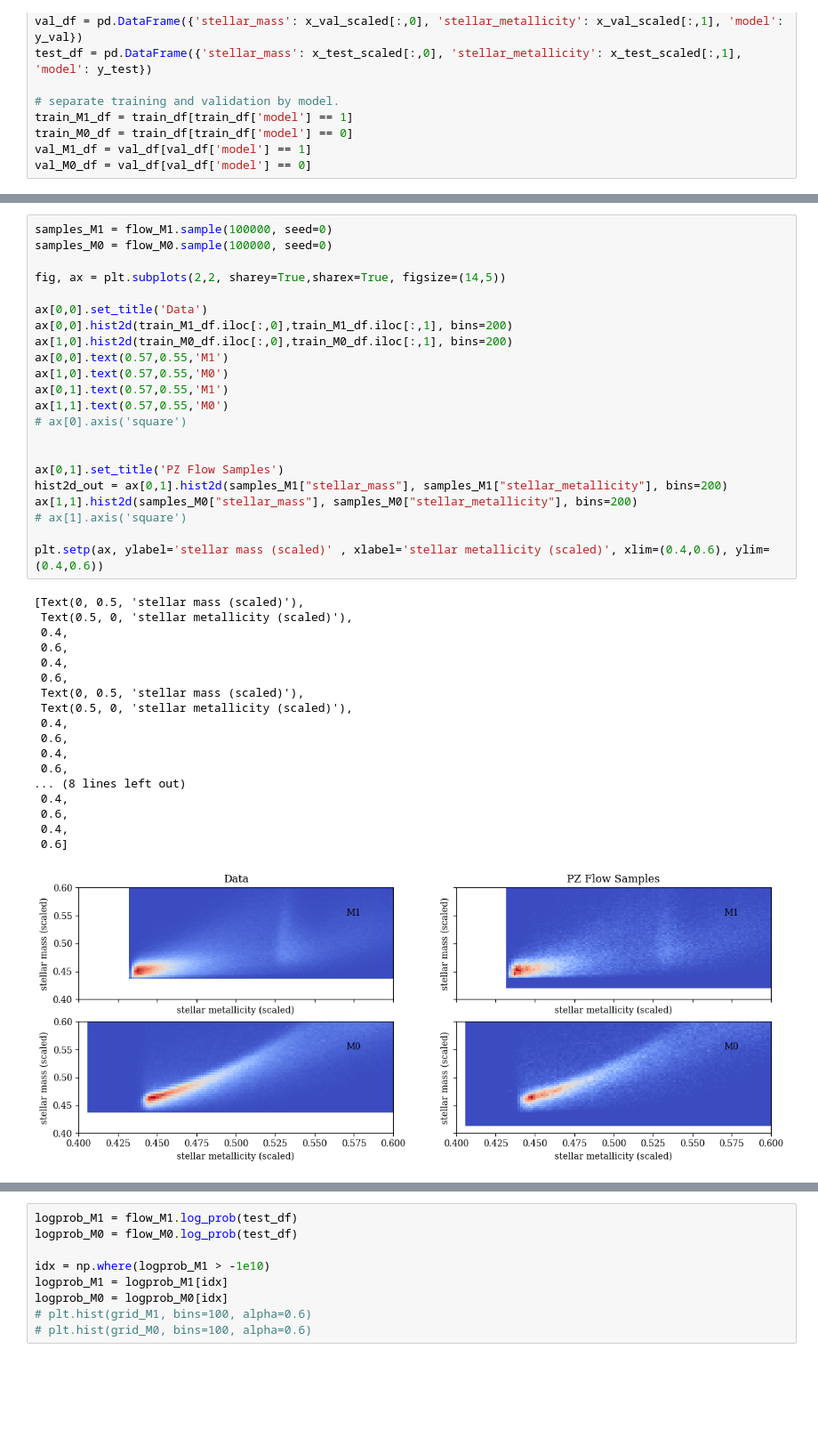
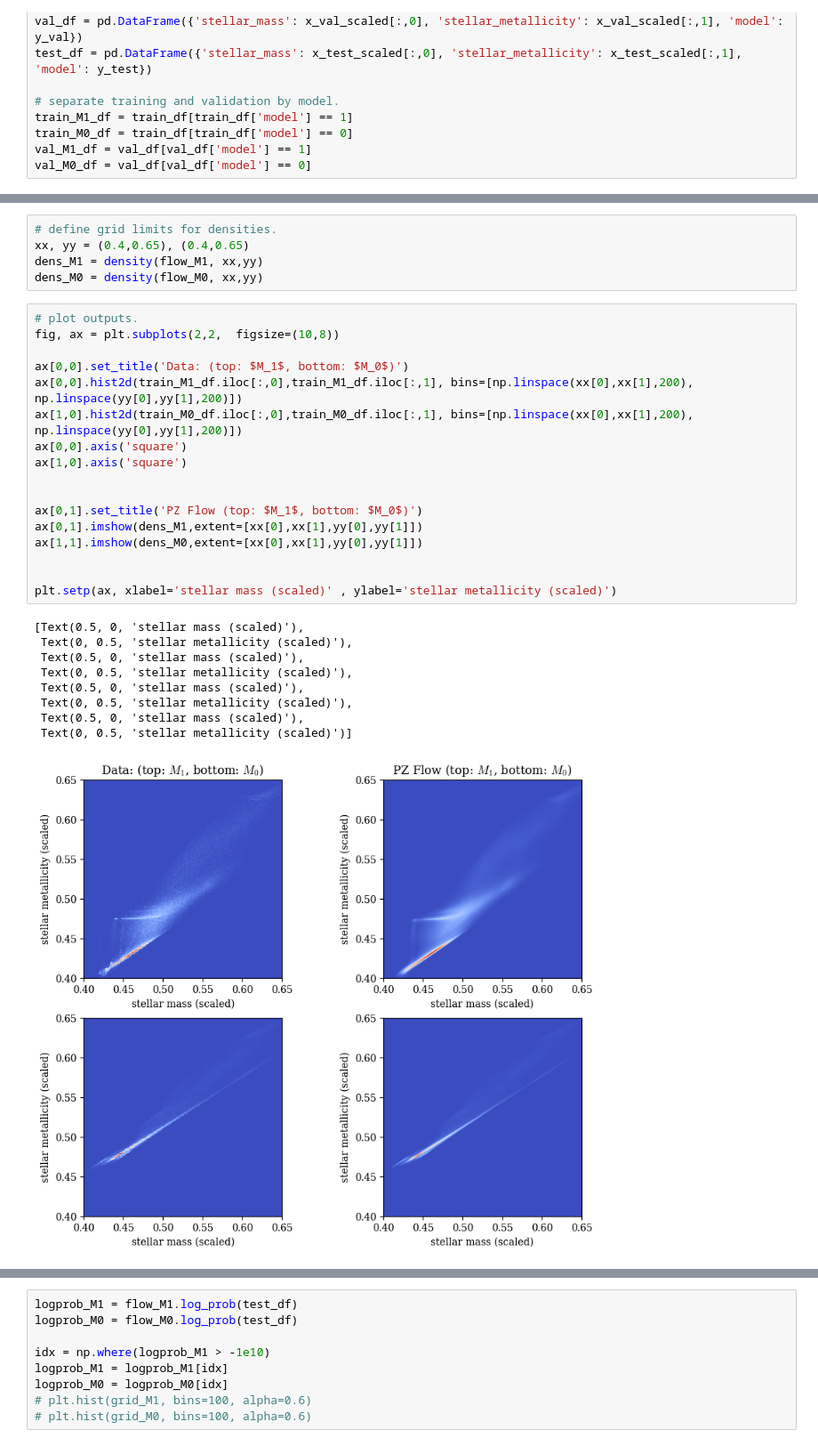
Before and after one commit to cjpdrury/evidence_networks, a Jupyter notebook: evidence_network_flux.ipynb, the cells around one changed output, grey strips where cells are left out. Shown at 89% size. Cells and saved outputs as stored; diff of their text form; blank space fills up the shorter version.

```diff
--- a/evidence_network_flux.ipynb
+++ b/evidence_network_flux.ipynb
@@ -840,41 +866,32 @@ The following cell checks that the densities are being learnt.
+# %%
+# define grid limits for densities.
+xx, yy = (0.4,0.65), (0.4,0.65)
+dens_M1 = density(flow_M1, xx,yy)
+dens_M0 = density(flow_M0, xx,yy)
 # %%
-samples_M1 = flow_M1.sample(100000, seed=0)
-samples_M0 = flow_M0.sample(100000, seed=0)
+# plot outputs.
+fig, ax = plt.subplots(2,2,  figsize=(10,8))
 
-fig, ax = plt.subplots(2,2, sharey=True,sharex=True, figsize=(14,5))
-
-ax[0,0].set_title('Data')
-ax[0,0].hist2d(train_M1_df.iloc[:,0],train_M1_df.iloc[:,1], bins=200)
-ax[1,0].hist2d(train_M0_df.iloc[:,0],train_M0_df.iloc[:,1], bins=200)
-ax[0,0].text(0.57,0.55,'M1')
-ax[1,0].text(0.57,0.55,'M0')
-ax[0,1].text(0.57,0.55,'M1')
-ax[1,1].text(0.57,0.55,'M0')
-# ax[0].axis('square')
+ax[0,0].set_title('Data: (top: $M_1$, bottom: $M_0$)')
+ax[0,0].hist2d(train_M1_df.iloc[:,0],train_M1_df.iloc[:,1], bins=[np.linspace(xx[0],xx[1],200), np.linspace(yy[0],yy[1],200)])
+ax[1,0].hist2d(train_M0_df.iloc[:,0],train_M0_df.iloc[:,1], bins=[np.linspace(xx[0],xx[1],200), np.linspace(yy[0],yy[1],200)])
+ax[0,0].axis('square')
+ax[1,0].axis('square')
 
 
-ax[0,1].set_title('PZ Flow Samples')
-hist2d_out = ax[0,1].hist2d(samples_M1["stellar_mass"], samples_M1["stellar_metallicity"], bins=200)
-ax[1,1].hist2d(samples_M0["stellar_mass"], samples_M0["stellar_metallicity"], bins=200)
-# ax[1].axis('square')
+ax[0,1].set_title('PZ Flow (top: $M_1$, bottom: $M_0$)')
+ax[0,1].imshow(dens_M1,extent=[xx[0],xx[1],yy[0],yy[1]])
+ax[1,1].imshow(dens_M0,extent=[xx[0],xx[1],yy[0],yy[1]])
 
-plt.setp(ax, ylabel='stellar mass (scaled)' , xlabel='stellar metallicity (scaled)', xlim=(0.4,0.6), ylim=(0.4,0.6))
+
+plt.setp(ax, xlabel='stellar mass (scaled)' , ylabel='stellar metallicity (scaled)')
 # %% [output]
-[Text(0, 0.5, 'stellar mass (scaled)'),
- Text(0.5, 0, 'stellar metallicity (scaled)'),
- 0.4,
- 0.6,
- 0.4,
- 0.6,
- Text(0, 0.5, 'stellar mass (scaled)'),
- Text(0.5, 0, 'stellar metallicity (scaled)'),
- 0.4,
- 0.6,
- 0.4,
- 0.6,
-... (8 lines left out)
- 0.4,
- 0.6,
- 0.4,
- 0.6]
+[Text(0.5, 0, 'stellar mass (scaled)'),
+ Text(0, 0.5, 'stellar metallicity (scaled)'),
+ Text(0.5, 0, 'stellar mass (scaled)'),
+ Text(0, 0.5, 'stellar metallicity (scaled)'),
+ Text(0.5, 0, 'stellar mass (scaled)'),
+ Text(0, 0.5, 'stellar metallicity (scaled)'),
+ Text(0.5, 0, 'stellar mass (scaled)'),
+ Text(0, 0.5, 'stellar metallicity (scaled)')]
-[figure, old version]
+[figure, new version]
```
Also changed, not shown: parts of 12 cells of this notebook.
